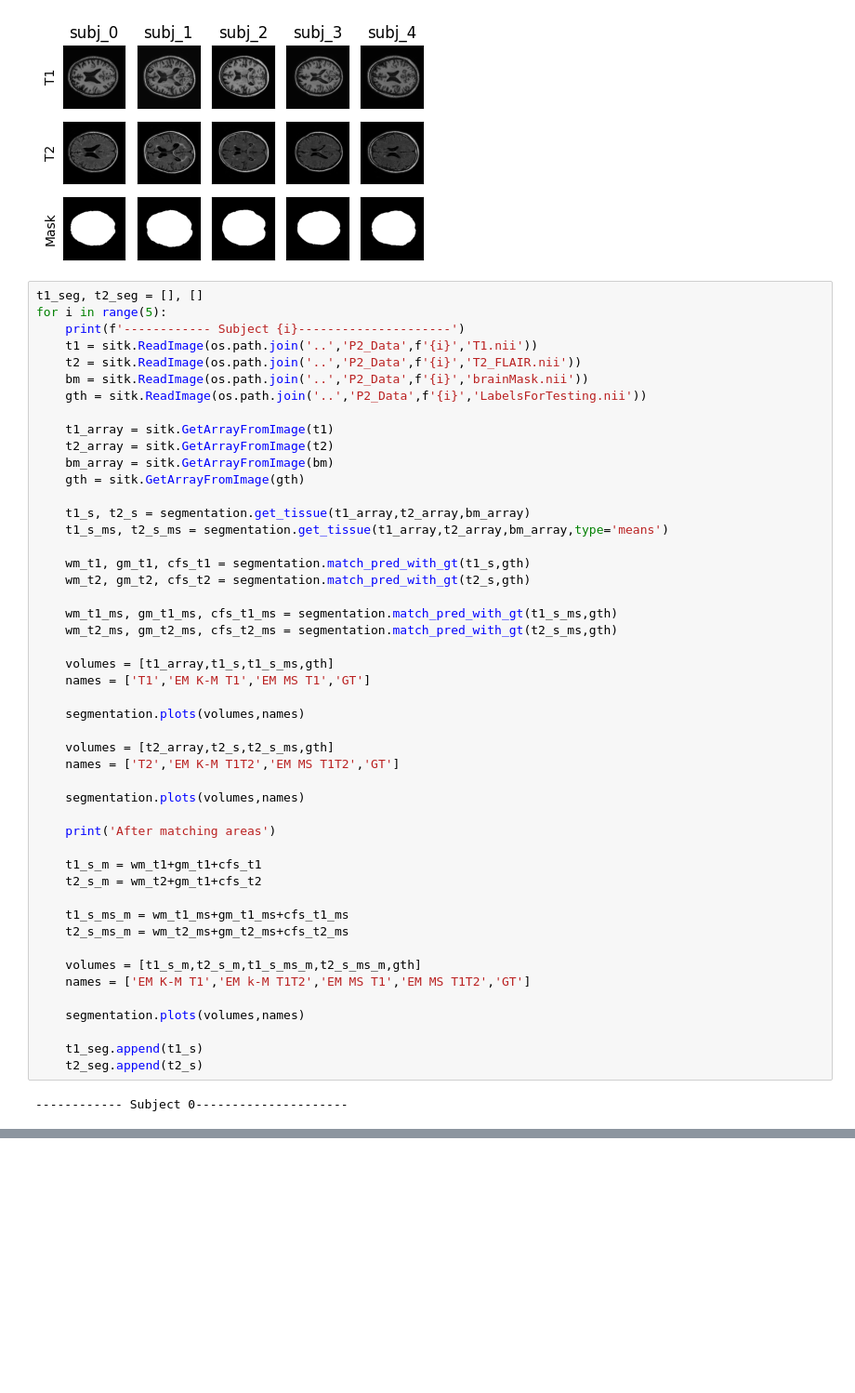
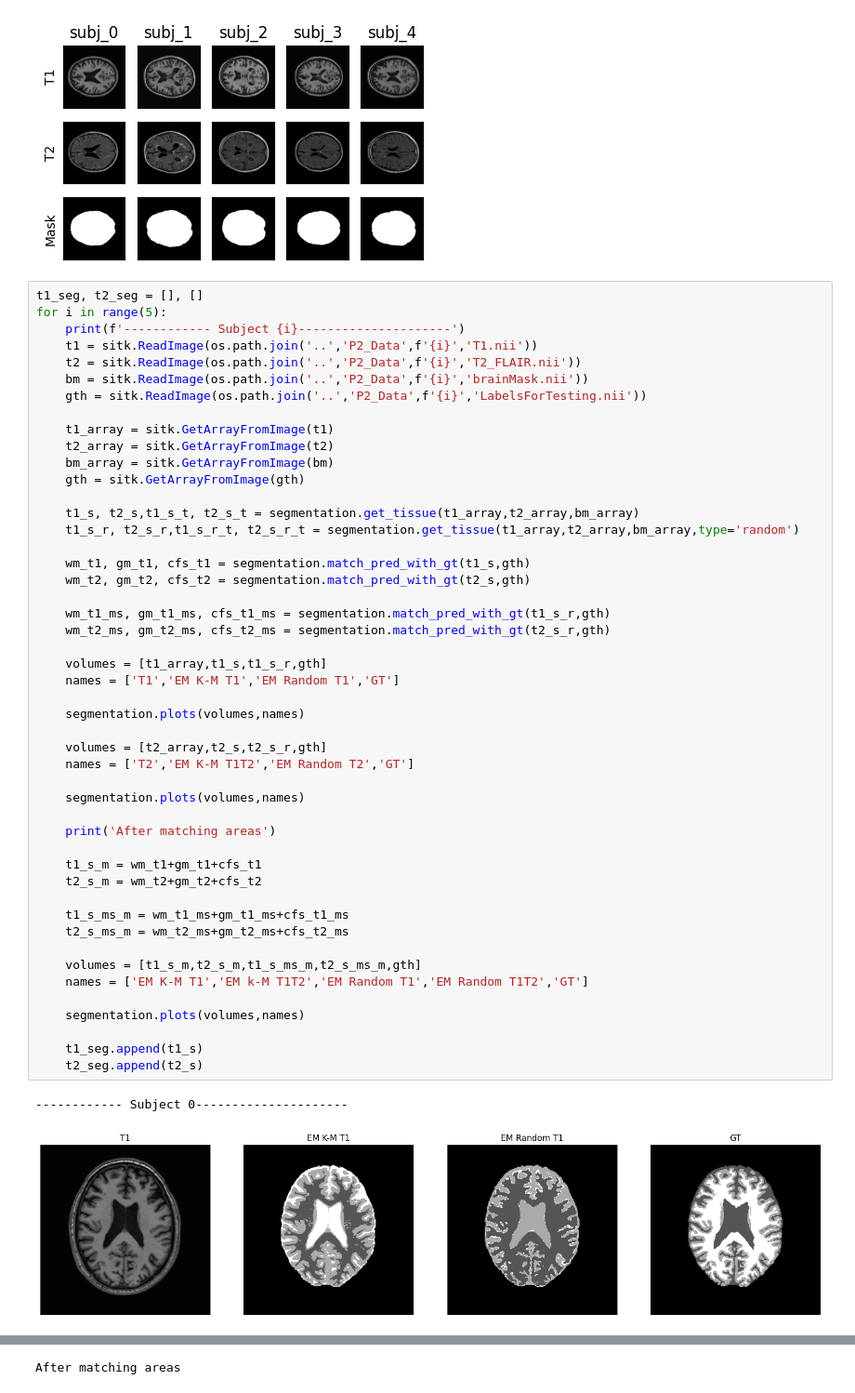
Before and after one commit to EdAlita/MISA_Labs, a Jupyter notebook: 2 LAB/lab2.ipynb, the cells around one changed output, grey strips where cells are left out. Shown at 93% size. Drawn from its saved outputs; the diff is of its cells as text; blank space fills up the shorter version.

```diff
--- a/2 LAB/lab2.ipynb
+++ b/2 LAB/lab2.ipynb
@@ -46,40 +46,41 @@ for i in range(5):
     t2_array = sitk.GetArrayFromImage(t2)
     bm_array = sitk.GetArrayFromImage(bm)
     gth = sitk.GetArrayFromImage(gth)
 
-    t1_s, t2_s = segmentation.get_tissue(t1_array,t2_array,bm_array)
-    t1_s_ms, t2_s_ms = segmentation.get_tissue(t1_array,t2_array,bm_array,type='means')
+    t1_s, t2_s,t1_s_t, t2_s_t = segmentation.get_tissue(t1_array,t2_array,bm_array)
+    t1_s_r, t2_s_r,t1_s_r_t, t2_s_r_t = segmentation.get_tissue(t1_array,t2_array,bm_array,type='random')
 
     wm_t1, gm_t1, cfs_t1 = segmentation.match_pred_with_gt(t1_s,gth)
     wm_t2, gm_t2, cfs_t2 = segmentation.match_pred_with_gt(t2_s,gth)
 
-    wm_t1_ms, gm_t1_ms, cfs_t1_ms = segmentation.match_pred_with_gt(t1_s_ms,gth)
-    wm_t2_ms, gm_t2_ms, cfs_t2_ms = segmentation.match_pred_with_gt(t2_s_ms,gth)
+    wm_t1_ms, gm_t1_ms, cfs_t1_ms = segmentation.match_pred_with_gt(t1_s_r,gth)
+    wm_t2_ms, gm_t2_ms, cfs_t2_ms = segmentation.match_pred_with_gt(t2_s_r,gth)
 
-    volumes = [t1_array,t1_s,t1_s_ms,gth]
-    names = ['T1','EM K-M T1','EM MS T1','GT']
+    volumes = [t1_array,t1_s,t1_s_r,gth]
+    names = ['T1','EM K-M T1','EM Random T1','GT']
 
     segmentation.plots(volumes,names)
 
-    volumes = [t2_array,t2_s,t2_s_ms,gth]
-    names = ['T2','EM K-M T1T2','EM MS T1T2','GT']
+    volumes = [t2_array,t2_s,t2_s_r,gth]
+    names = ['T2','EM K-M T1T2','EM Random T2','GT']
 
     segmentation.plots(volumes,names)
 
     print('After matching areas')
 
     t1_s_m = wm_t1+gm_t1+cfs_t1
-    t2_s_m = wm_t2+gm_t1+cfs_t2
+    t2_s_m = wm_t2+gm_t2+cfs_t2
 
     t1_s_ms_m = wm_t1_ms+gm_t1_ms+cfs_t1_ms
     t2_s_ms_m = wm_t2_ms+gm_t2_ms+cfs_t2_ms
 
     volumes = [t1_s_m,t2_s_m,t1_s_ms_m,t2_s_ms_m,gth]
-    names = ['EM K-M T1','EM k-M T1T2','EM MS T1','EM MS T1T2','GT']
+    names = ['EM K-M T1','EM k-M T1T2','EM Random T1','EM Random T1T2','GT']
 
     segmentation.plots(volumes,names)
 
     t1_seg.append(t1_s)
     t2_seg.append(t2_s)
 # %% [output]
 ------------ Subject 0---------------------
+[figure, added]
@@ -85,0 +88 @@ for i in range(5):
+After matching areas
```
Also changed, not shown: parts of 1 cell of this notebook, 1 other file.
